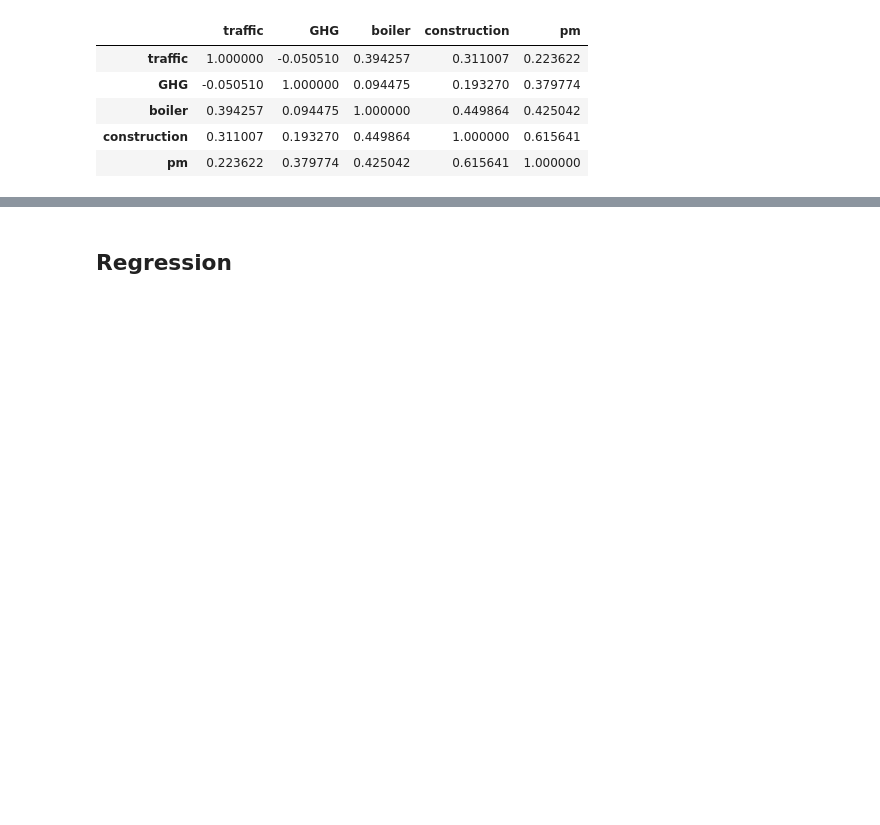
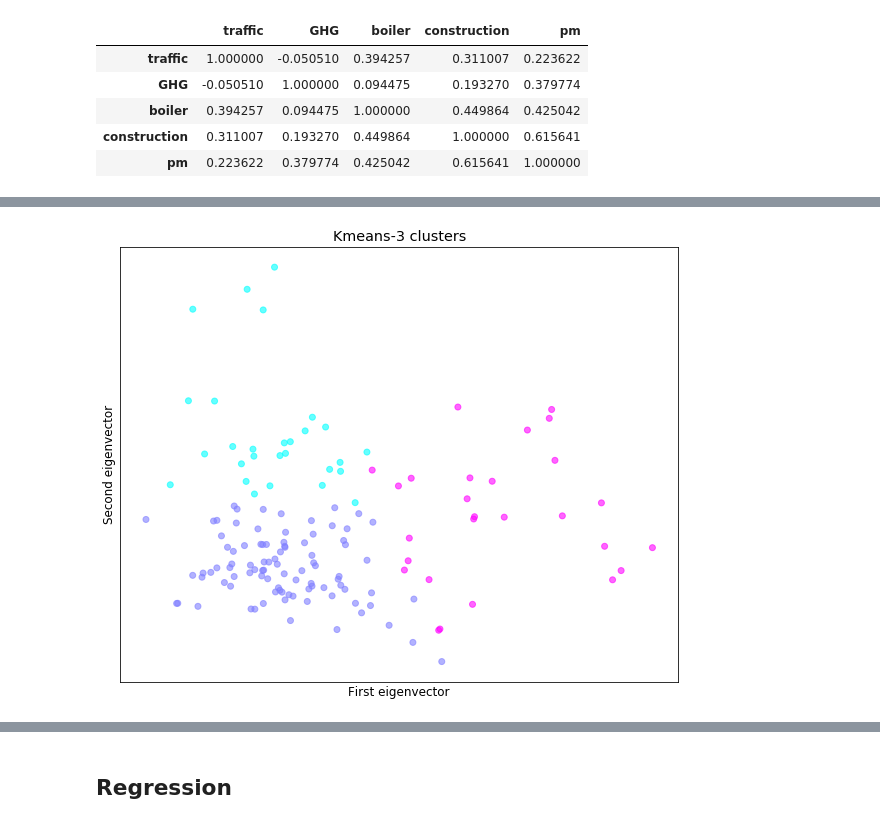
Before and after one commit to lingyielia/Civic, a Jupyter notebook: final_project/4-regression.ipynb, the cells around one changed output, grey strips where cells are left out. Drawn from its saved outputs; the diff is of its cells as text; code cells hidden in the pictures; blank space fills up the shorter version.

```diff
--- a/final_project/4-regression.ipynb
+++ b/final_project/4-regression.ipynb
@@ -281,0 +364,15 @@ df.iloc[:, 1:-1].corr()
+# %%
+X = data1
+Y = res.labels_
+plt.figure(figsize=(10,8))
+plt.clf()
+plt.scatter(Xproj[:, 0], Xproj[:, 1], c=res.labels_,
+            cmap=plt.cm.cool, alpha=0.6)
+plt.xticks(())
+plt.yticks(())
+plt.title("Kmeans-{} clusters".format(n))
+plt.xlabel('First eigenvector')
+plt.ylabel('Second eigenvector')
+plt.show()
+# %% [output]
+[figure, added]
```
Also changed, not shown: parts of 22 cells of this notebook.
